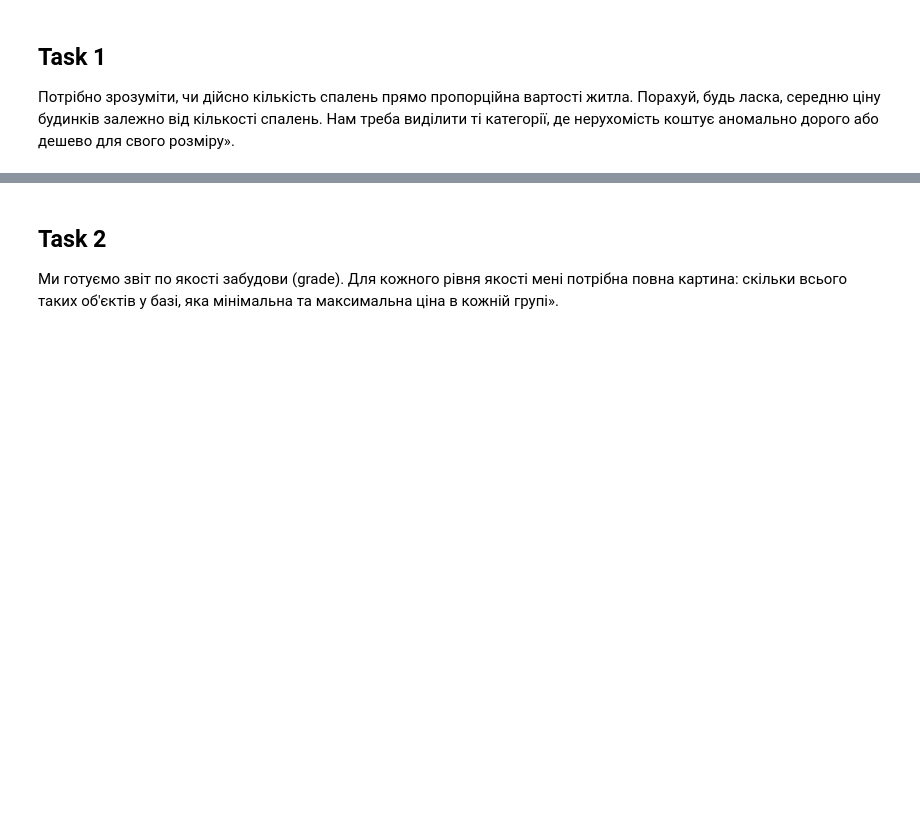
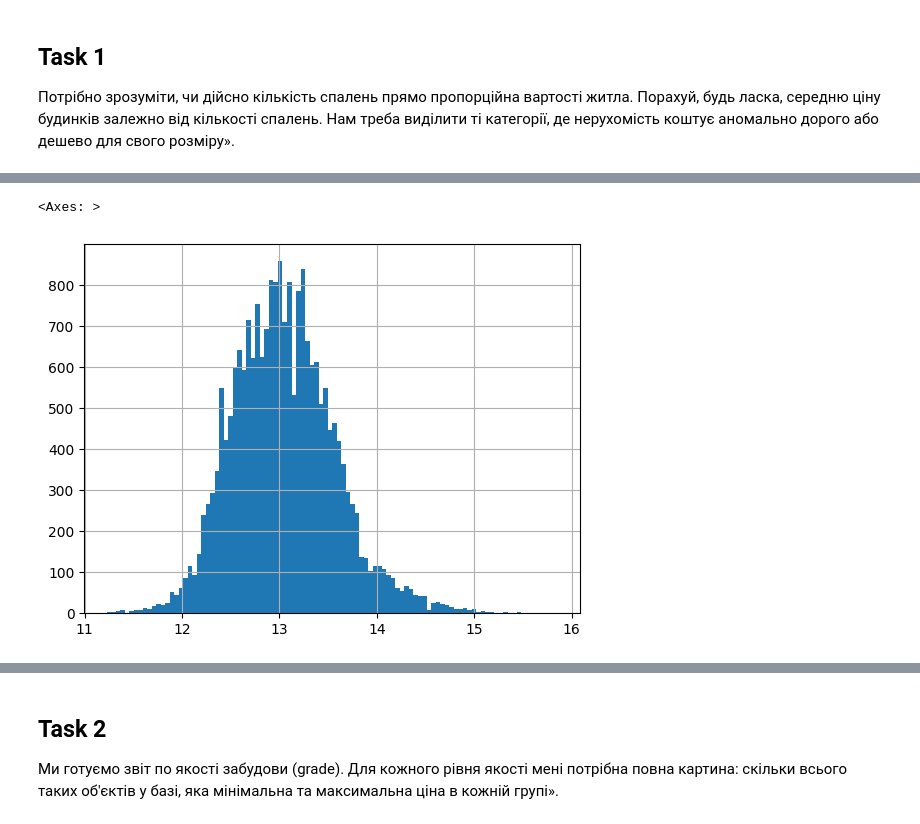
Before and after one commit to cpython-projects/python_da_17_03_26, a Jupyter notebook: lesson_19_hw.ipynb, the cells around one changed output, grey strips where cells are left out. Drawn from its saved outputs; the diff is of its cells as text; code cells hidden in the pictures; blank space fills up the shorter version.

```diff
--- a/lesson_19_hw.ipynb
+++ b/lesson_19_hw.ipynb
@@ -11,0 +32,10 @@
+# %%
+import numpy as np
+
+
+df['log_price'] = np.log1p(df.price)
+
+df.log_price.hist(bins=100)
+# %% [output]
+<Axes: >
+[figure, added]
```
Also changed, not shown: parts of 18 cells of this notebook.
